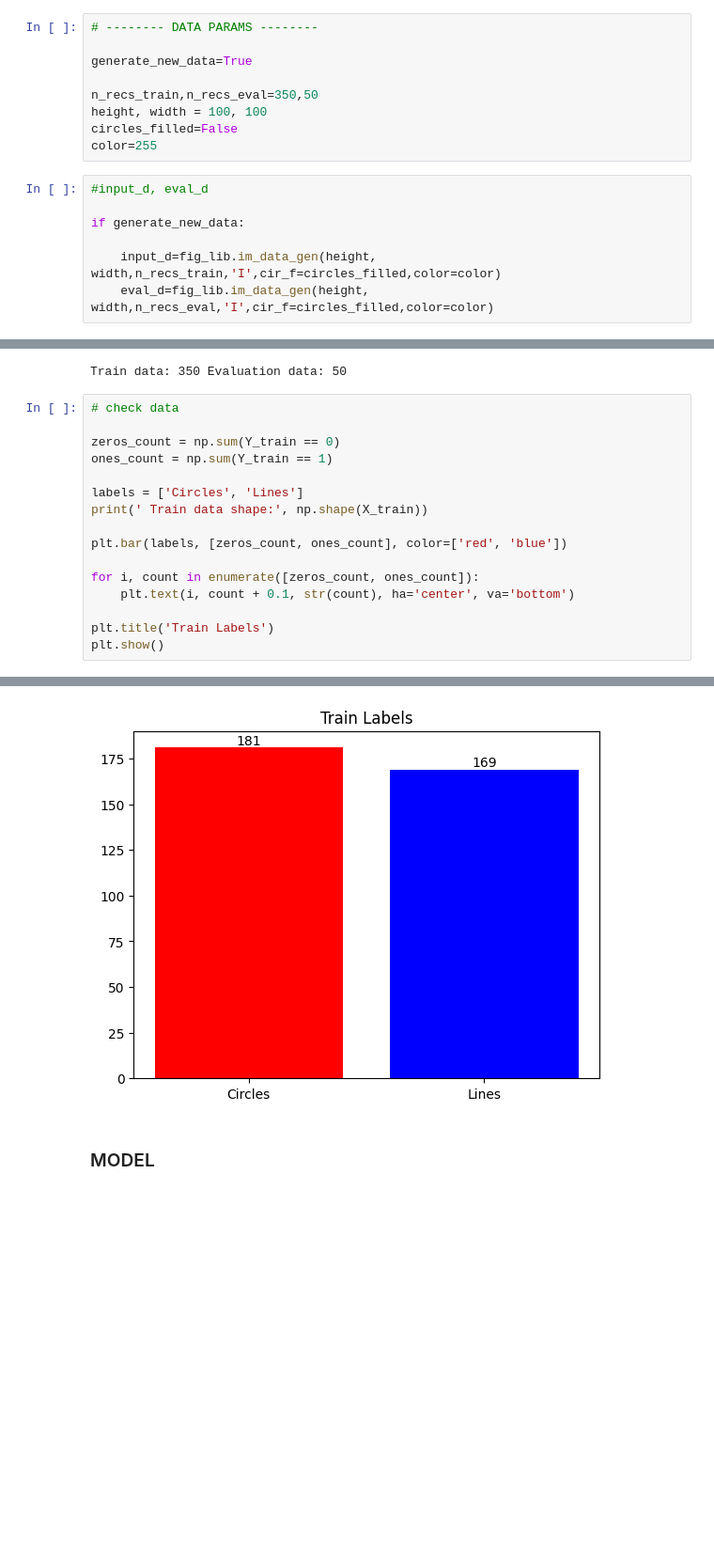
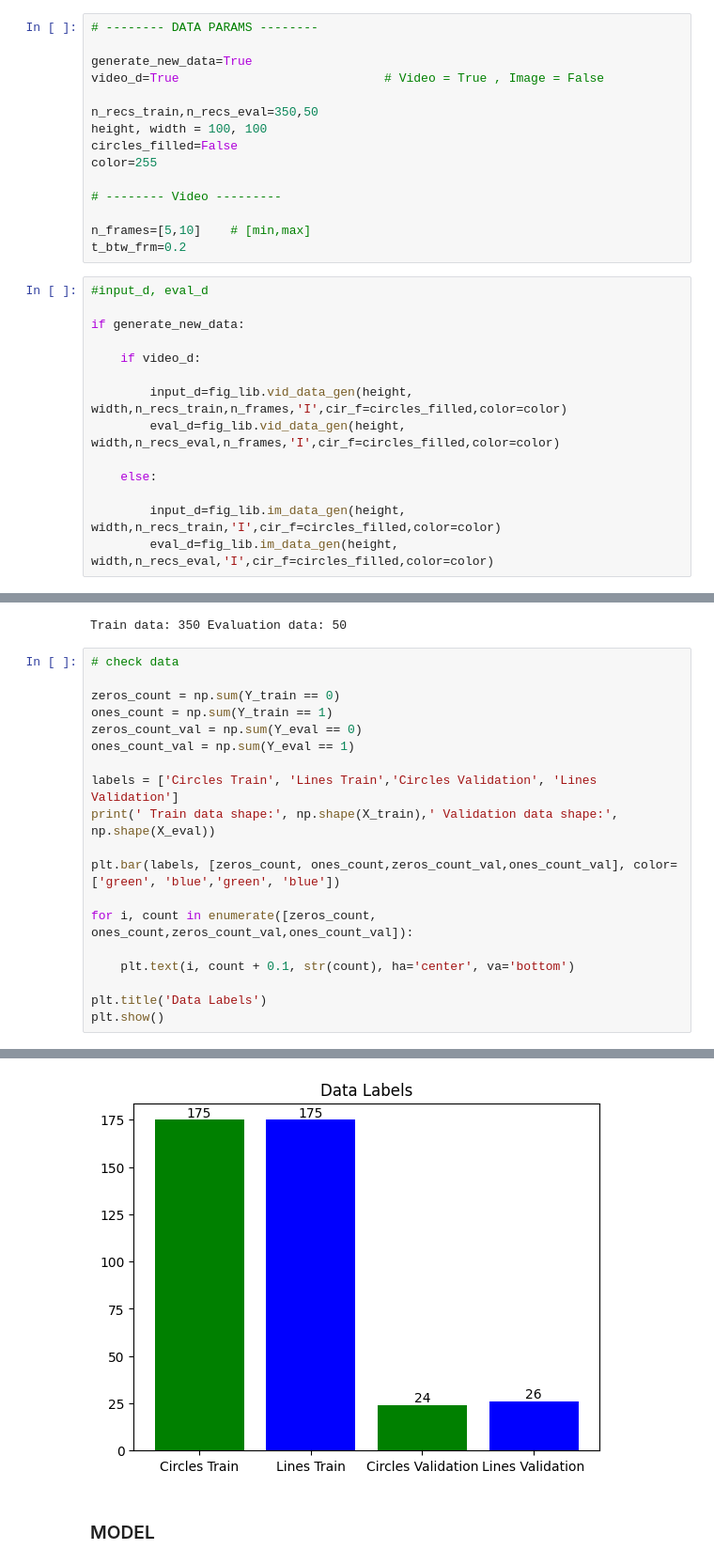
Before and after one commit to DanPinGar/python-machine-learning, a Jupyter notebook: emboendo_ML/embo_CNN_lab/models_lab.ipynb, the cells around one changed output, grey strips where cells are left out. Shown at 94% size. Cells and saved outputs as stored; diff of their text form; blank space fills up the shorter version.

```diff
--- a/emboendo_ML/embo_CNN_lab/models_lab.ipynb
+++ b/emboendo_ML/embo_CNN_lab/models_lab.ipynb
@@ -16,18 +16,31 @@ from tensorflow.keras import layers, models
 # -------- DATA PARAMS --------
 
 generate_new_data=True
+video_d=True                            # Video = True , Image = False
 
 n_recs_train,n_recs_eval=350,50
 height, width = 100, 100
 circles_filled=False
 color=255
+
+# -------- Video ---------
+
+n_frames=[5,10]    # [min,max]
+t_btw_frm=0.2
 # %%
 #input_d, eval_d
 
 if generate_new_data:
 
-    input_d=fig_lib.im_data_gen(height, width,n_recs_train,'I',cir_f=circles_filled,color=color)
-    eval_d=fig_lib.im_data_gen(height, width,n_recs_eval,'I',cir_f=circles_filled,color=color)
+    if video_d:
+
+        input_d=fig_lib.vid_data_gen(height, width,n_recs_train,n_frames,'I',cir_f=circles_filled,color=color)
+        eval_d=fig_lib.vid_data_gen(height, width,n_recs_eval,n_frames,'I',cir_f=circles_filled,color=color)
+
+    else:
+
+        input_d=fig_lib.im_data_gen(height, width,n_recs_train,'I',cir_f=circles_filled,color=color)
+        eval_d=fig_lib.im_data_gen(height, width,n_recs_eval,'I',cir_f=circles_filled,color=color)
 # %%
 print('RECORD - LABEL - SHAPE')
 
@@ -115,15 +123,18 @@ Train data: 350 Evaluation data: 50
 
 zeros_count = np.sum(Y_train == 0)
 ones_count = np.sum(Y_train == 1)
+zeros_count_val = np.sum(Y_eval == 0)
+ones_count_val = np.sum(Y_eval == 1)
 
-labels = ['Circles', 'Lines']
-print(' Train data shape:', np.shape(X_train))
+labels = ['Circles Train', 'Lines Train','Circles Validation', 'Lines Validation']
+print(' Train data shape:', np.shape(X_train),' Validation data shape:', np.shape(X_eval))
 
-plt.bar(labels, [zeros_count, ones_count], color=['red', 'blue'])
+plt.bar(labels, [zeros_count, ones_count,zeros_count_val,ones_count_val], color=['green', 'blue','green', 'blue'])
 
-for i, count in enumerate([zeros_count, ones_count]):
+for i, count in enumerate([zeros_count, ones_count,zeros_count_val,ones_count_val]):
+
     plt.text(i, count + 0.1, str(count), ha='center', va='bottom')
 
-plt.title('Train Labels')
+plt.title('Data Labels')
 plt.show()
 # %% [output]
@@ -131,4 +142,4 @@ plt.show()
-[figure, old version]
+[figure, new version]
 # %% [markdown]
 ### MODEL
 # %%
```
Also changed, not shown: parts of 10 cells of this notebook, 1 other file.
